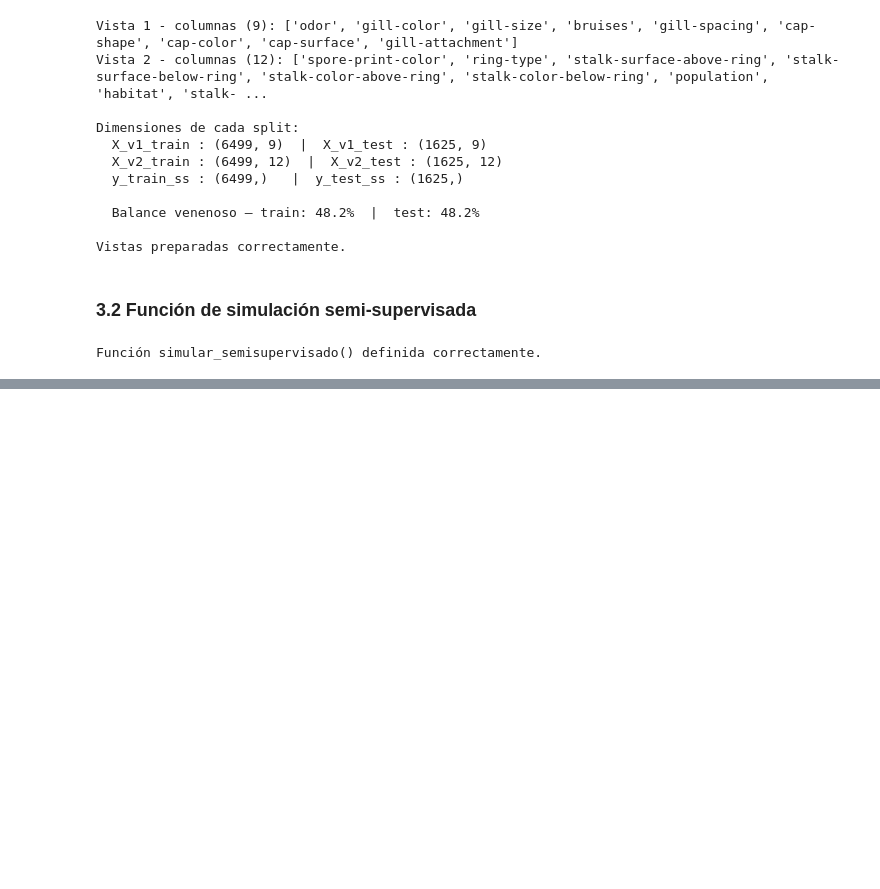
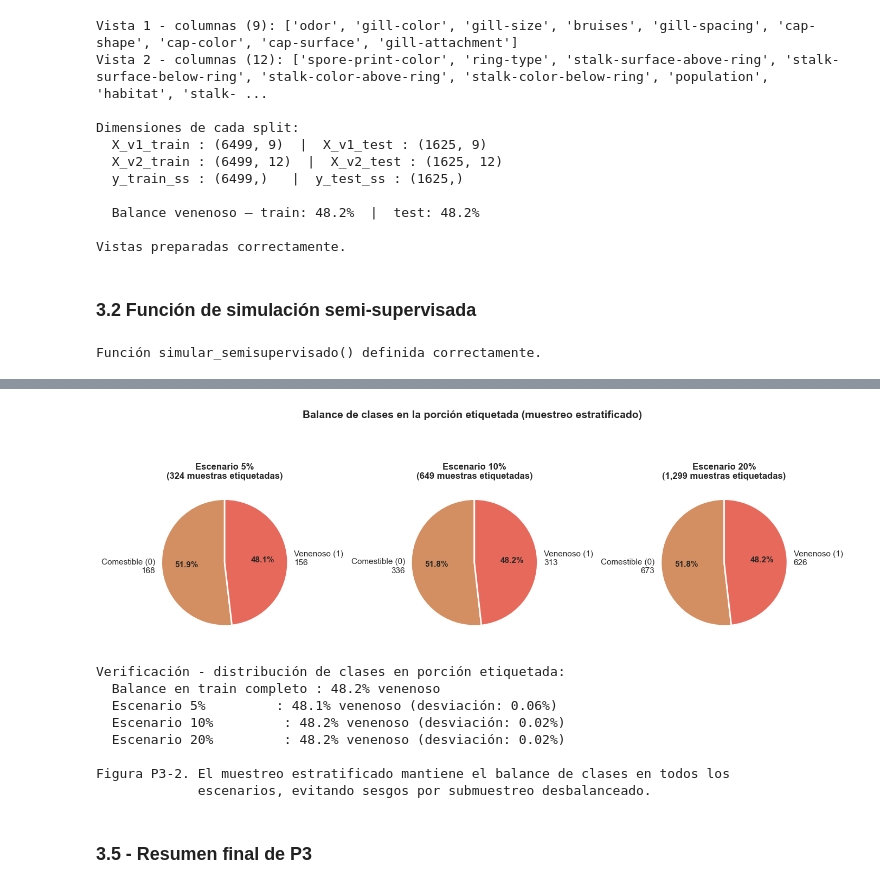
Before and after one commit to AleWWH1104/Lab10-md, a Jupyter notebook: Lab10.ipynb, the cells around one changed output, grey strips where cells are left out. Saved outputs shown, nothing was run; the diff lists cells and outputs as text; code cells hidden in the pictures; blank space fills up the shorter version.

```diff
--- a/Lab10.ipynb
+++ b/Lab10.ipynb
@@ -1071,0 +1174,57 @@ Función simular_semisupervisado() definida correctamente.
+# %%
+# Gráfico 2: Balance de clases en la porción etiquetada por escenario
+# Verifica que el muestreo estratificado preservó el balance de clases del dataset original.
+
+fig, axes = plt.subplots(1, 3, figsize=(14, 5))
+
+colores_clases = ['#d38f62', '#e7695b']  # comestible=naranja, venenoso=rojo
+
+for i, (nombre, esc) in enumerate(escenarios.items()):
+    y_lab   = esc['y_labeled']
+    n_com   = (y_lab == 0).sum()
+    n_ven   = (y_lab == 1).sum()
+    valores = [n_com, n_ven]
+    etiquetas = [f'Comestible (0)\n{n_com}', f'Venenoso (1)\n{n_ven}']
+
+    wedges, texts, autotexts = axes[i].pie(
+        valores,
+        labels=etiquetas,
+        autopct='%1.1f%%',
+        colors=colores_clases,
+        startangle=90,
+        wedgeprops={'edgecolor': 'white', 'linewidth': 2}
+    )
+    for at in autotexts:
+        at.set_fontsize(11)
+        at.set_fontweight('bold')
+
+    axes[i].set_title(f'Escenario {nombre}\n({esc["n_labeled"]:,} muestras etiquetadas)',
+                      fontsize=12, fontweight='bold')
+
+plt.suptitle('Balance de clases en la porción etiquetada (muestreo estratificado)',
+             fontsize=14, fontweight='bold', y=1.02)
+plt.tight_layout()
+plt.show()
+
+# Verificación numérica del balance
+print('Verificación - distribución de clases en porción etiquetada:')
+pct_global_ven = y_train_ss.mean() * 100
+print(f'  Balance en train completo : {pct_global_ven:.1f}% venenoso')
+for nombre, esc in escenarios.items():
+    pct_ven_lab = esc['y_labeled'].mean() * 100
+    print(f'  Escenario {nombre}         : {pct_ven_lab:.1f}% venenoso (desviación: {abs(pct_ven_lab - pct_global_ven):.2f}%)')
+print()
+print('Figura P3-2. El muestreo estratificado mantiene el balance de clases en todos los')
+print('             escenarios, evitando sesgos por submuestreo desbalanceado.')
+# %% [output]
+[figure, added]
+Verificación - distribución de clases en porción etiquetada:
+  Balance en train completo : 48.2% venenoso
+  Escenario 5%         : 48.1% venenoso (desviación: 0.06%)
+  Escenario 10%         : 48.2% venenoso (desviación: 0.02%)
+  Escenario 20%         : 48.2% venenoso (desviación: 0.02%)
+
+Figura P3-2. El muestreo estratificado mantiene el balance de clases en todos los
+             escenarios, evitando sesgos por submuestreo desbalanceado.
+# %% [markdown]
+### 3.5 - Resumen final de P3
```
Also changed, not shown: parts of 5 cells of this notebook.
